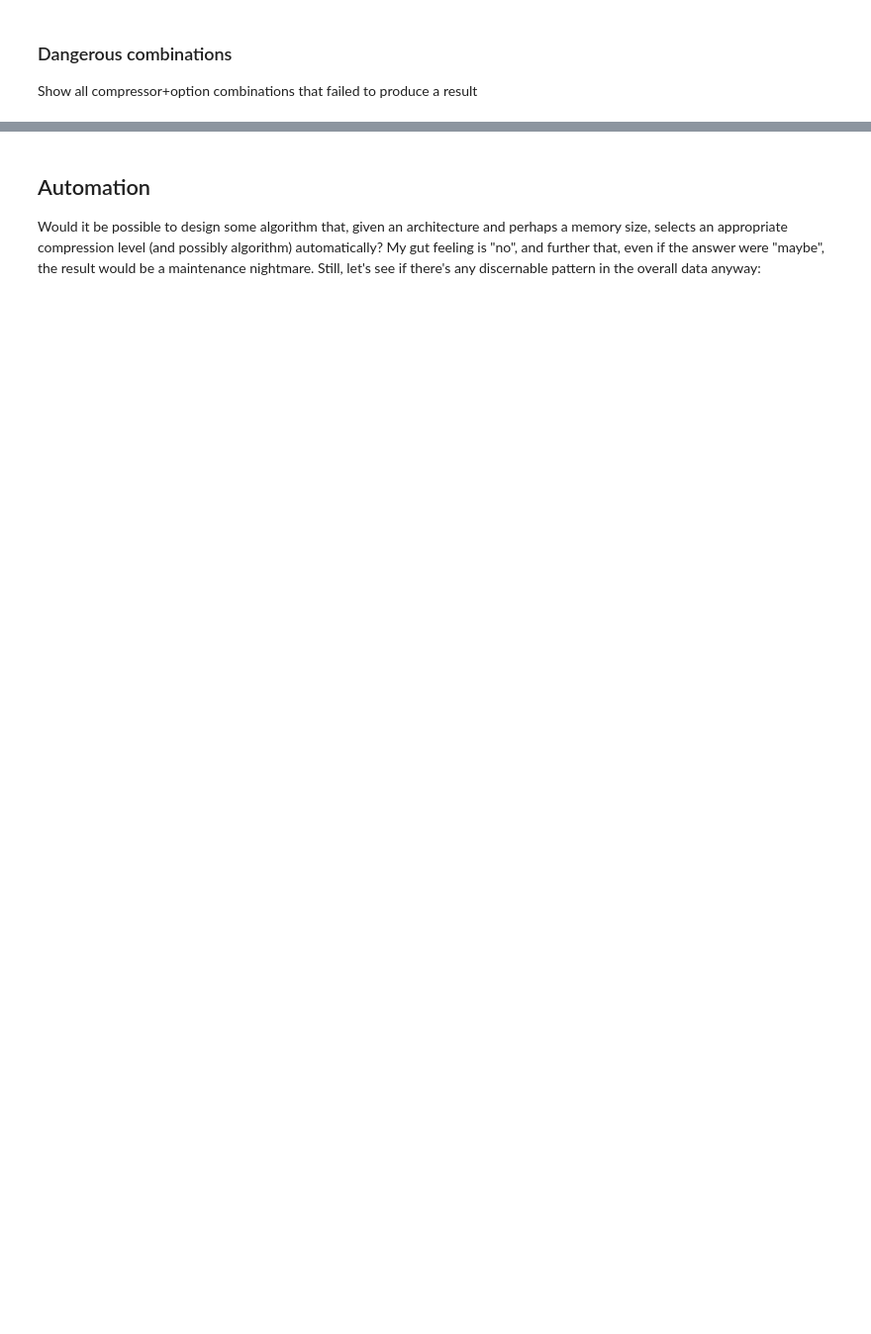
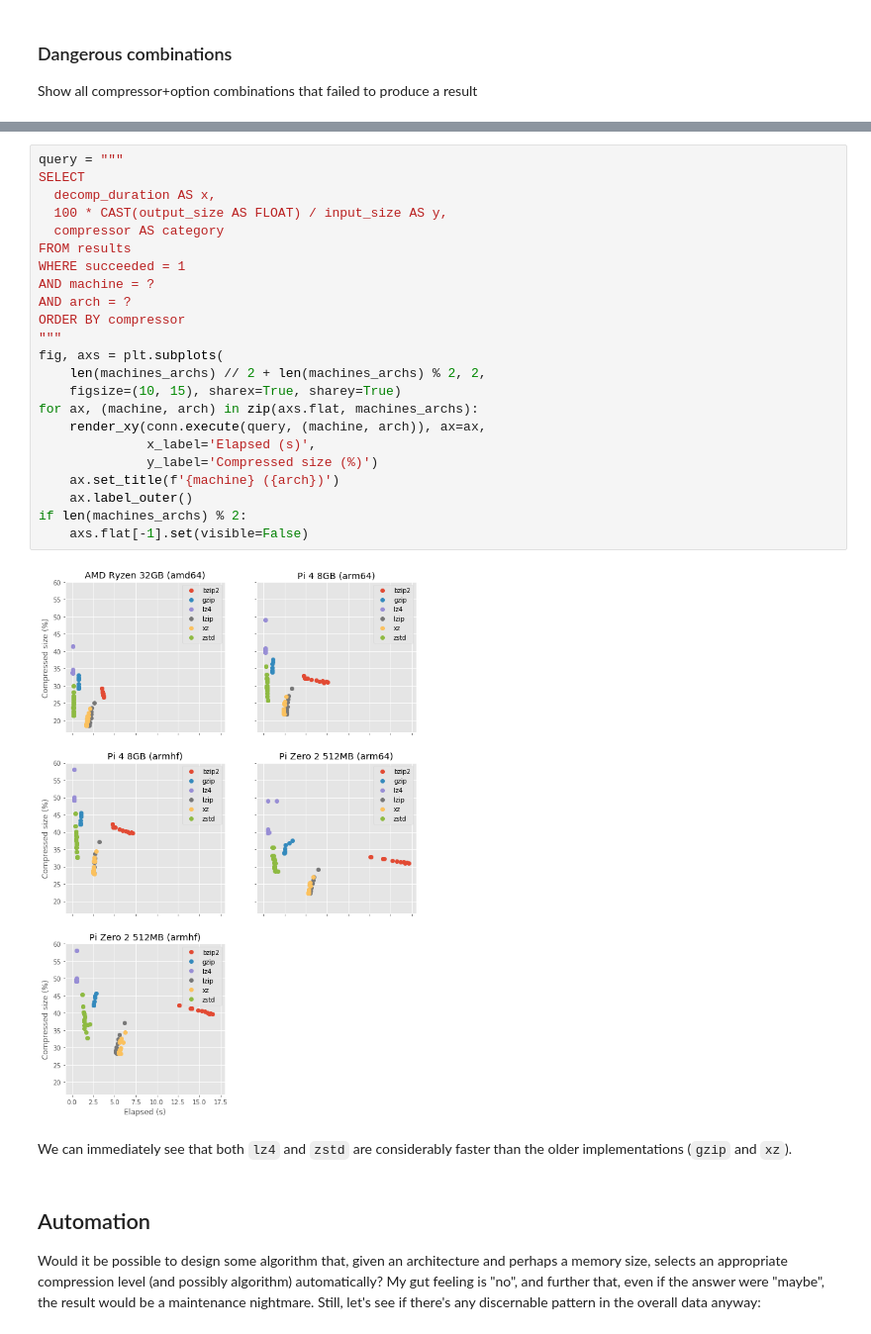
Before and after one commit to waveform80/compression, a Jupyter notebook: analysis.ipynb, the cells around one changed output, grey strips where cells are left out. Shown at 99% size. Drawn from its saved outputs; the diff is of its cells as text; blank space fills up the shorter version.

```diff
--- a/analysis.ipynb
+++ b/analysis.ipynb
@@ -266,3 +477,30 @@ if len(machines) % 2:
+# %%
+query = """
+SELECT
+  decomp_duration AS x,
+  100 * CAST(output_size AS FLOAT) / input_size AS y,
+  compressor AS category
+FROM results
+WHERE succeeded = 1
+AND machine = ?
+AND arch = ?
+ORDER BY compressor
+"""
+fig, axs = plt.subplots(
+    len(machines_archs) // 2 + len(machines_archs) % 2, 2,
+    figsize=(10, 15), sharex=True, sharey=True)
+for ax, (machine, arch) in zip(axs.flat, machines_archs):
+    render_xy(conn.execute(query, (machine, arch)), ax=ax,
+              x_label='Elapsed (s)',
+              y_label='Compressed size (%)')
+    ax.set_title(f'{machine} ({arch})')
+    ax.label_outer()
+if len(machines_archs) % 2:
+    axs.flat[-1].set(visible=False)
+# %% [output]
+[figure, added]
+# %% [markdown]
+We can immediately see that both `lz4` and `zstd` are considerably faster than the older implementations (`gzip` and `xz`).
 # %% [markdown]
 ## Automation
 
```
Also changed, not shown: parts of 33 cells of this notebook.
